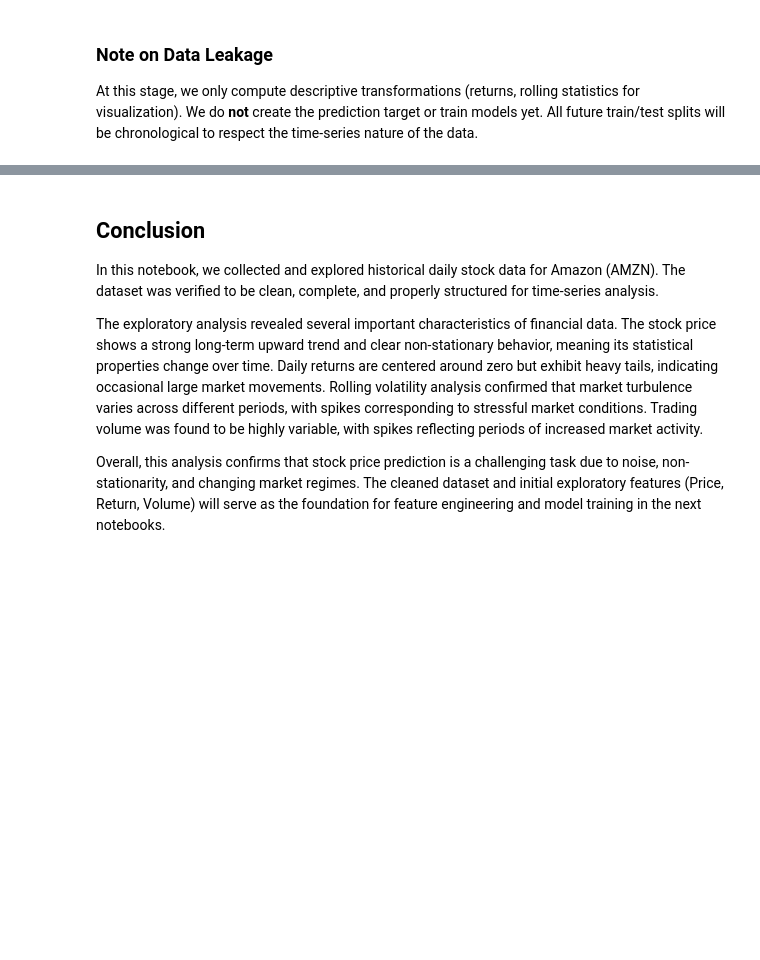
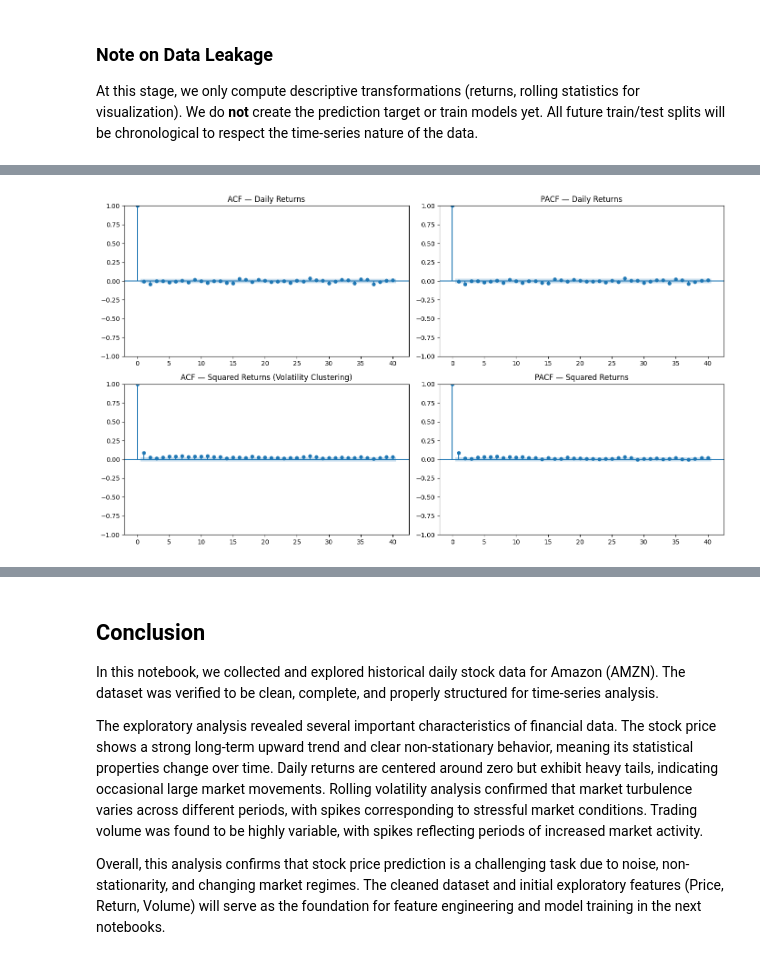
Before and after one commit to EdLac/stock-price-prediction-amazon, a Jupyter notebook: notebooks/01_data_download_and_eda.ipynb, the cells around one changed output, grey strips where cells are left out. Cells and saved outputs as stored; diff of their text form; code cells hidden in the pictures; blank space fills up the shorter version.

```diff
--- a/notebooks/01_data_download_and_eda.ipynb
+++ b/notebooks/01_data_download_and_eda.ipynb
@@ -346,0 +433,21 @@ All future train/test splits will be chronological to respect the time-series na
+# %%
+returns_clean = df["Return"].dropna()
+
+fig, axes = plt.subplots(2, 2, figsize=(14, 8))
+
+# ACF on returns
+plot_acf(returns_clean, lags=40, ax=axes[0, 0], title="ACF — Daily Returns")
+
+# PACF on returns
+plot_pacf(returns_clean, lags=40, ax=axes[0, 1], title="PACF — Daily Returns", method="ywm")
+
+# ACF on squared returns (volatility clustering)
+plot_acf(returns_clean**2, lags=40, ax=axes[1, 0], title="ACF — Squared Returns (Volatility Clustering)")
+
+# PACF on squared returns
+plot_pacf(returns_clean**2, lags=40, ax=axes[1, 1], title="PACF — Squared Returns", method="ywm")
+
+plt.tight_layout()
+plt.show()
+# %% [output]
+[figure, added]
```
Also changed, not shown: parts of 25 cells of this notebook, 3 other files.
